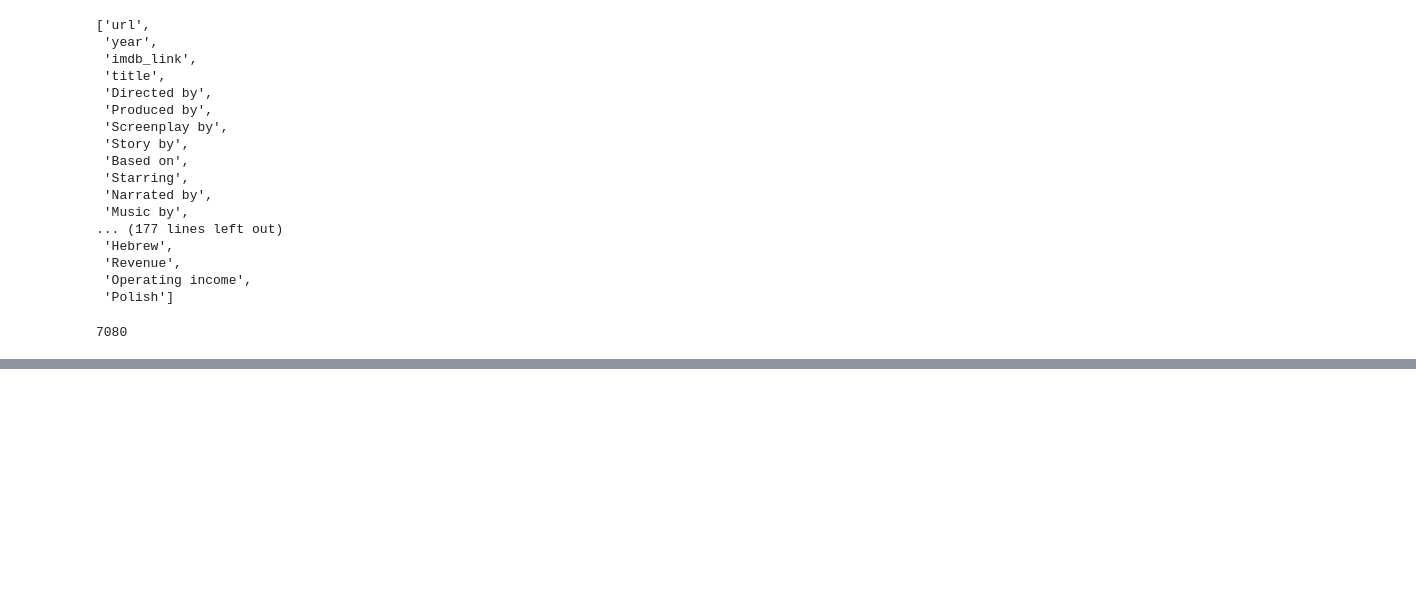
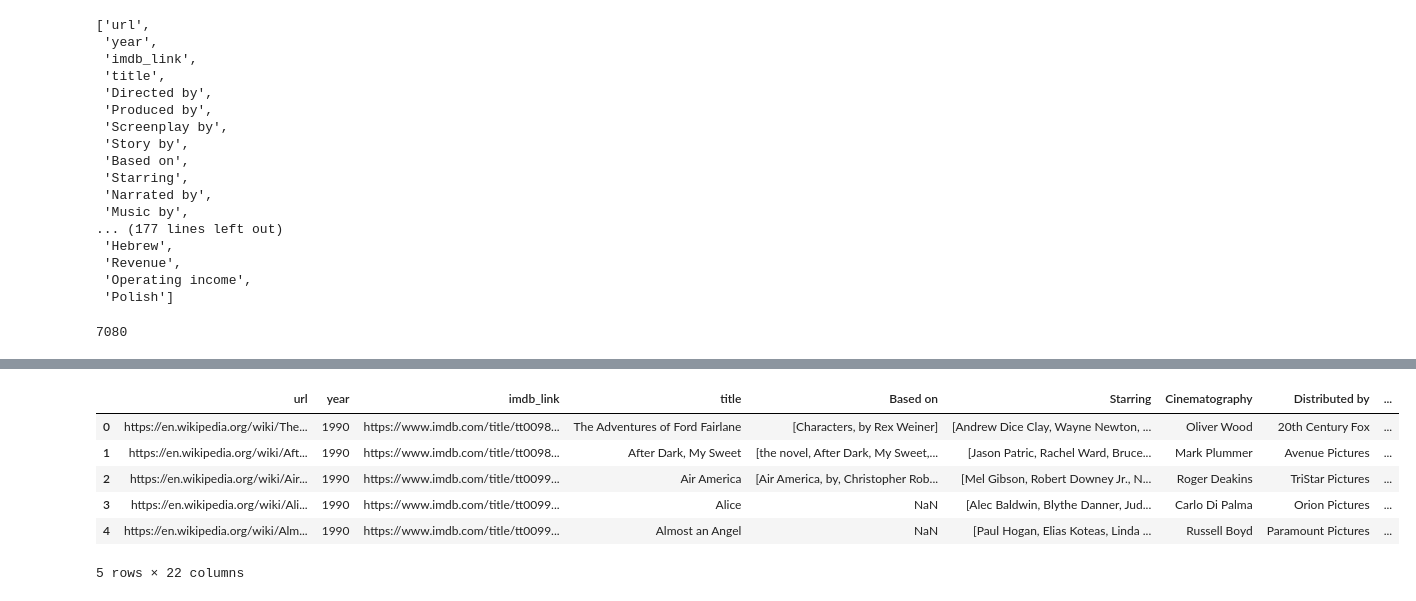
Before and after one commit to enj657/Movies-ETL, a Jupyter notebook: load_wikipedia_data.ipynb, the cells around one changed output, grey strips where cells are left out. Drawn from its saved outputs; the diff is of its cells as text; code cells hidden in the pictures; blank space fills up the shorter version.

```diff
--- a/load_wikipedia_data.ipynb
+++ b/load_wikipedia_data.ipynb
@@ -185,0 +582,18 @@ sorted(wiki_movies_df.columns.tolist())
+# %%
+running_time_extract = running_time.str.extract(r'(\d+)\s*ho?u?r?s?\s*(\d*)|(\d+)\s*m')
+# %%
+running_time_extract = running_time_extract.apply(lambda col: pd.to_numeric(col, errors='coerce')).fillna(0)
+# %%
+wiki_movies_df['running_time'] = running_time_extract.apply(lambda row: row[0]*60 + row[1] if row[2] == 0 else row[2], axis=1)
+# %%
+wiki_movies_df.drop('Running time', axis=1, inplace=True)
+# %%
+wiki_movies_df.head()
+# %% [output]
+|  | url | year | imdb_link | title | Based on | Starring | Cinematography | Distributed by | ... |
+| 0 | https://en.wikipedia.org/wiki/The... | 1990 | https://www.imdb.com/title/tt0098... | The Adventures of Ford Fairlane | [Characters, by Rex Weiner] | [Andrew Dice Clay, Wayne Newton, ... | Oliver Wood | 20th Century Fox | ... |
+| 1 | https://en.wikipedia.org/wiki/Aft... | 1990 | https://www.imdb.com/title/tt0098... | After Dark, My Sweet | [the novel, After Dark, My Sweet,... | [Jason Patric, Rachel Ward, Bruce... | Mark Plummer | Avenue Pictures | ... |
+| 2 | https://en.wikipedia.org/wiki/Air... | 1990 | https://www.imdb.com/title/tt0099... | Air America | [Air America, by, Christopher Rob... | [Mel Gibson, Robert Downey Jr., N... | Roger Deakins | TriStar Pictures | ... |
+| 3 | https://en.wikipedia.org/wiki/Ali... | 1990 | https://www.imdb.com/title/tt0099... | Alice | NaN | [Alec Baldwin, Blythe Danner, Jud... | Carlo Di Palma | Orion Pictures | ... |
+| 4 | https://en.wikipedia.org/wiki/Alm... | 1990 | https://www.imdb.com/title/tt0099... | Almost an Angel | NaN | [Paul Hogan, Elias Koteas, Linda ... | Russell Boyd | Paramount Pictures | ... |
+5 rows × 22 columns
```
Also changed, not shown: parts of 55 cells of this notebook.
